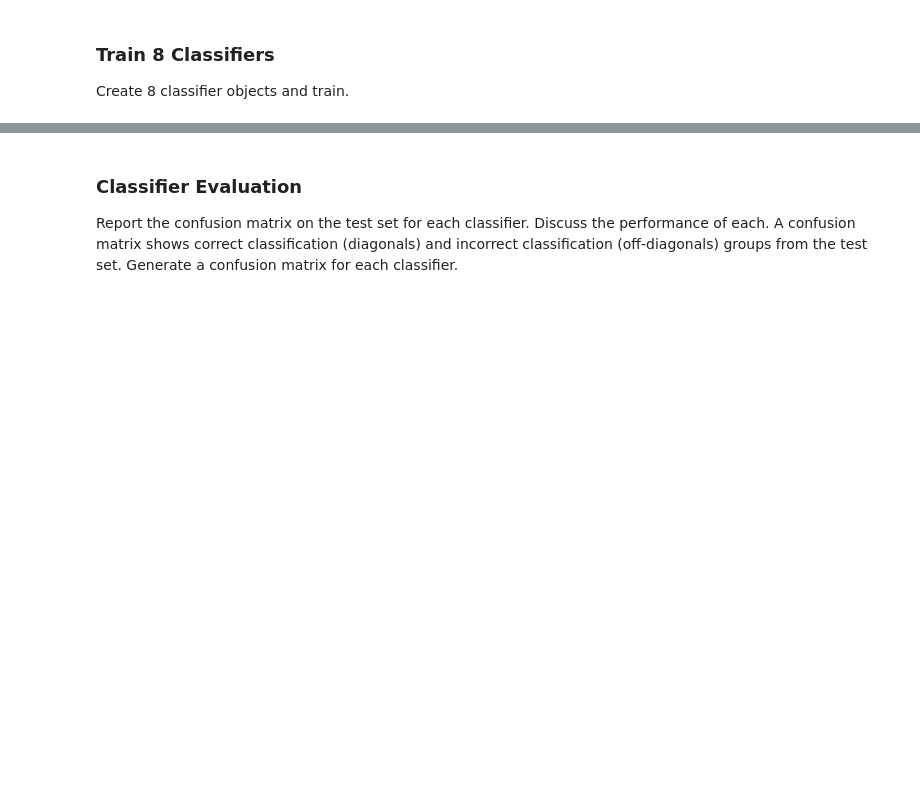
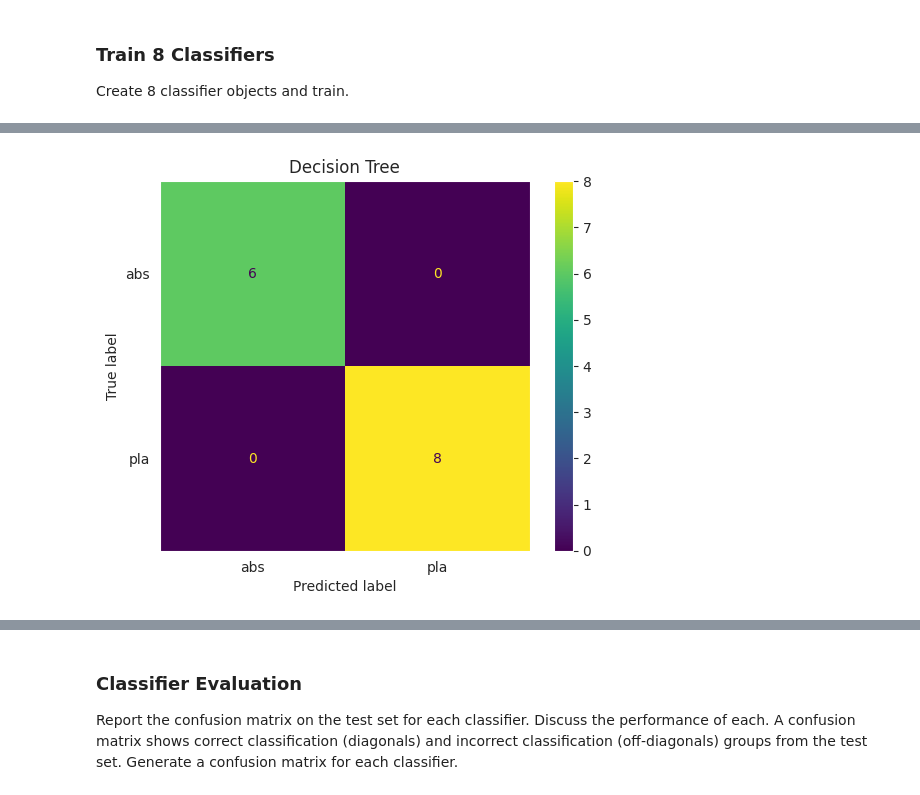
Before and after one commit to curtisjcov/test, a Jupyter notebook: Additive_Manufacturing.ipynb, the cells around one changed output, grey strips where cells are left out. Saved outputs shown, nothing was run; the diff lists cells and outputs as text; code cells hidden in the pictures; blank space fills up the shorter version.

```diff
--- a/Additive_Manufacturing.ipynb
+++ b/Additive_Manufacturing.ipynb
@@ -195,0 +301,19 @@ Create 8 classifier objects and train.
+# %%
+from sklearn.tree import DecisionTreeClassifier
+model2 = DecisionTreeClassifier(max_depth=10,random_state=101,\
+                               max_features=None,min_samples_leaf=3)
+
+model2.fit(X_train, y_train)
+
+ypred2 = model2.predict(X_test)
+
+cm = confusion_matrix(y_test, ypred2)
+
+labels =["abs","pla"]
+disp = ConfusionMatrixDisplay(confusion_matrix=cm, display_labels=labels)
+disp.plot()
+plt.title('Decision Tree')
+plt.grid(False)   # turn off grid
+plt.show()
+# %% [output]
+[figure, added]
```
Also changed, not shown: parts of 24 cells of this notebook.
